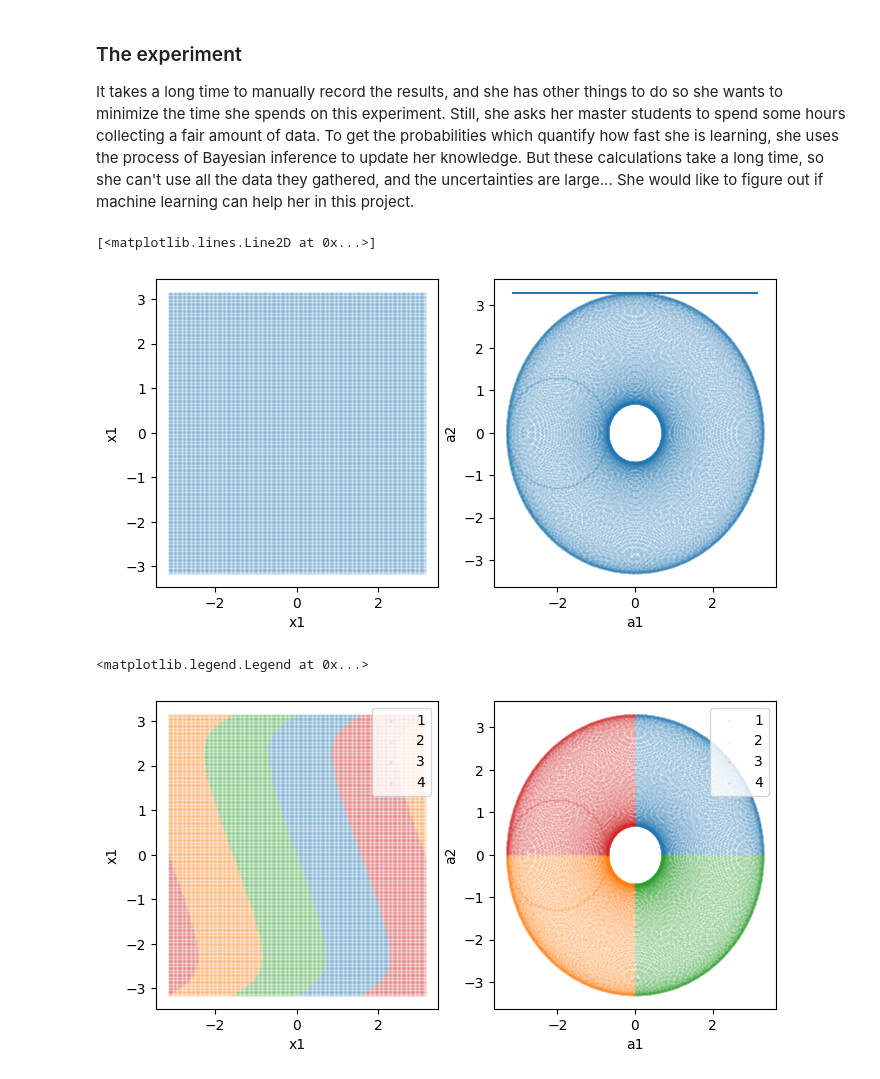
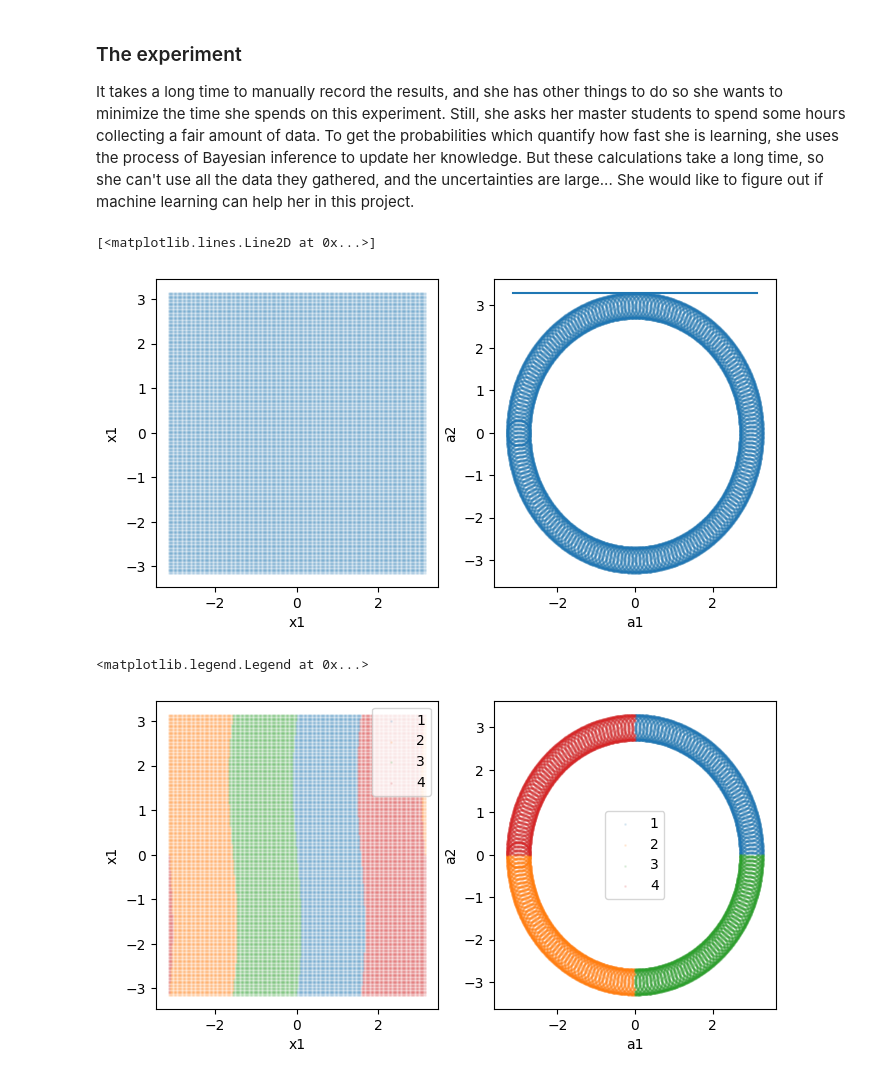
Before and after one commit to choisant/foundational-modeling, a Jupyter notebook: toy_experiment/data.ipynb, the cells around one changed output. Drawn from its saved outputs; the diff is of its cells as text; code cells hidden in the pictures.

```diff
--- a/toy_experiment/data.ipynb
+++ b/toy_experiment/data.ipynb
@@ -47,34 +47,32 @@ $\theta_2 = Uniform(0, \pi)$
 
 It takes a long time to manually record the results, and she has other things to do so she wants to minimize the time she spends on this experiment. Still, she asks her master students to spend some hours collecting a fair amount of data. To get the probabilities which quantify how fast she is learning, she uses the process of Bayesian inference to update her knowledge. But these calculations take a long time, so she can't use all the data they gathered, and the uncertainties are large... She would like to figure out if machine learning can help her in this project.
 # %%
-def robot_arm(theta1, theta2):
-    r1 = 2.0
-    r2 = 1.3
+def robot_arm(theta1, theta2, r1, r2):
     ya = r1*np.cos(theta1) + r2*np.cos(theta1 + theta2)
     yb = r1*np.sin(theta1) + r2*np.sin(theta1 + theta2)
     return ya, yb
 # %%
 # Look at the mapping function
 nx = 200
 x1 = np.linspace(-np.pi, np.pi, nx)
 x2 = np.linspace(-np.pi, np.pi, nx)
 
 xx1, xx2 = np.meshgrid(x1, x2)
 
-aa1, aa2 = robot_arm(xx1, xx2)
+aa1, aa2 = robot_arm(xx1, xx2, 3, 0.3)
 
 fig, ax = plt.subplots(nrows = 1, ncols = 2, figsize = (8, 4))
 
 ax[0].scatter(xx1, xx2, s=1, alpha=0.1)
 ax[0].set_xlabel("x1")
 ax[0].set_ylabel("x1")
 ax[1].scatter(aa1, aa2, s=1, alpha=0.1)
 ax[1].set_xlabel("a1")
 ax[1].set_ylabel("a2")
 ax[1].plot(x1, x1*0 + 3.3)
 # %% [output]
 [<matplotlib.lines.Line2D at 0x...>]
-[figure, old version]
+[figure, new version]
 # %%
 # What x1,x2 map to wich quadrant in a1, a2? These are our classes.
 
@@ -99,4 +97,4 @@ ax[0].legend()
 ax[1].legend()
 # %% [output]
 <matplotlib.legend.Legend at 0x...>
-[figure, old version]
+[figure, new version]
```
Also changed, not shown: parts of 22 cells of this notebook, 22 other files.
